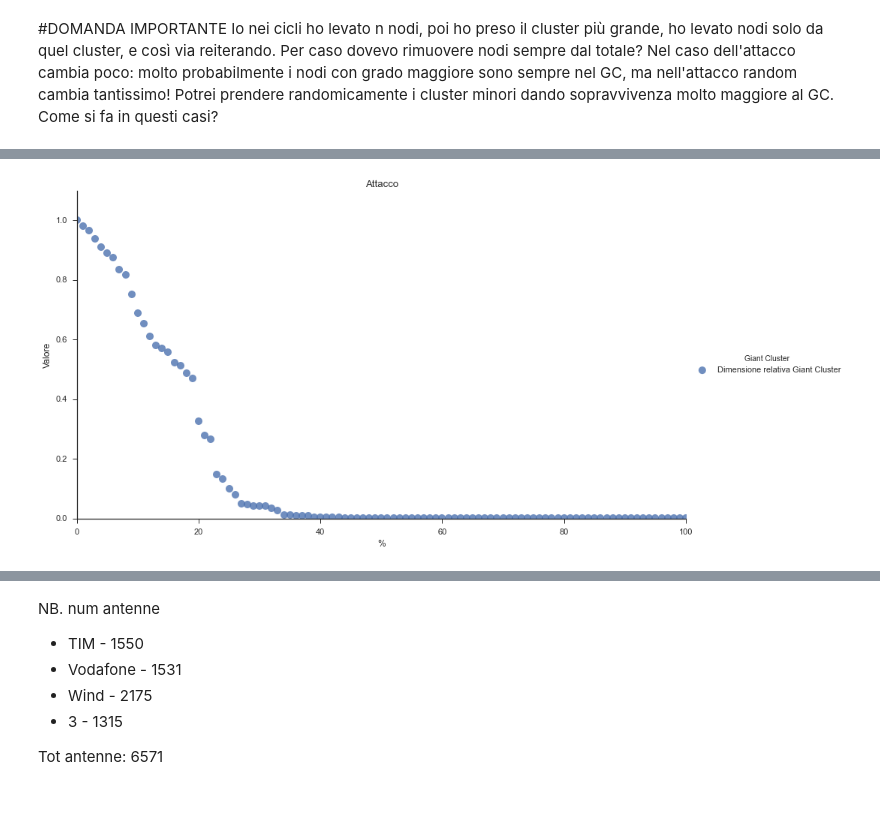
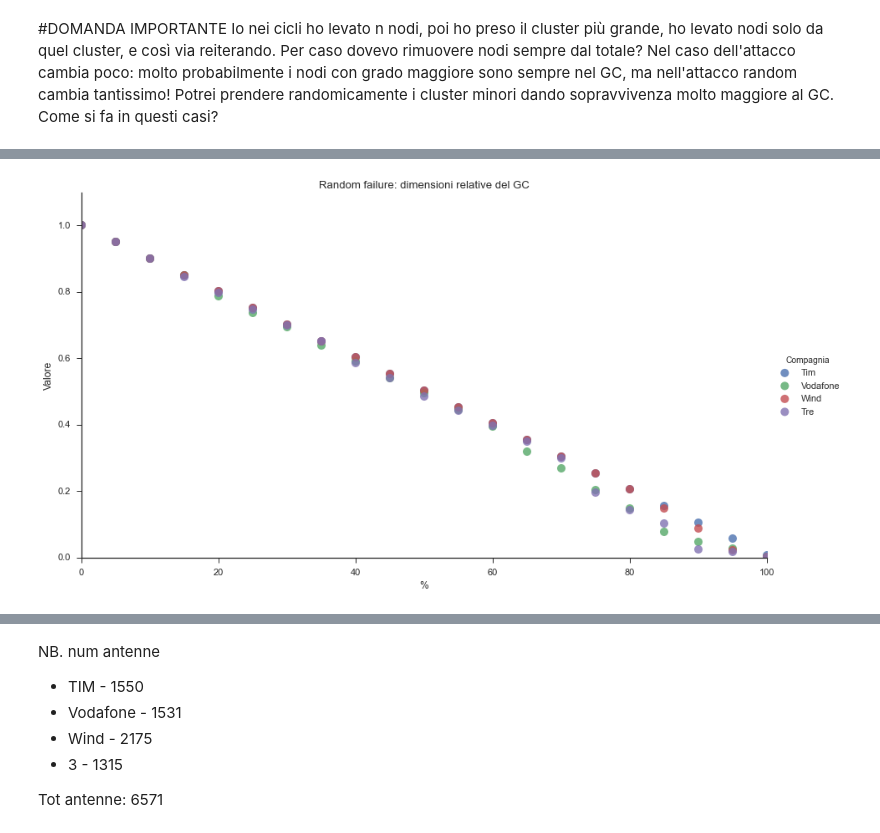
Before and after one commit to FedericoMuciaccia/SistemiComplessi, a Jupyter notebook: src/Iuri.ipynb, the cells around one changed output, grey strips where cells are left out. Drawn from its saved outputs; the diff is of its cells as text; code cells hidden in the pictures; blank space fills up the shorter version.

```diff
--- a/src/Iuri.ipynb
+++ b/src/Iuri.ipynb
@@ -356,50 +471,65 @@ Per caso dovevo rimuovere nodi sempre dal totale? Nel caso dell'attacco cambia p
 # %%
-#Attacco
+#Failure
 
-#lofaccio
-compagnia = "Tre"
-adiacenzaFinal = numpy.genfromtxt(("/home/protoss/Documenti/Siscomp_datas/data/AdiacenzaEuclidea_{0}.csv".format(compagnia)),delimiter=',',dtype='int')
-grafoFinal = networkx.Graph(adiacenzaFinal)
-diametro = [2]
-relSizeGC = [1]
-sizeGC = [networkx.number_of_nodes(grafoFinal)]
-#logrado
+gestore = ["Tim", "Vodafone", "Wind", "Tre"]
+#
+#gestore = ["Tre"]
 
-#losmonto e loanalizzo
+diametro = []
+relSizeGC = []
+aziendaFinal = []
+ascisse = []
 
-graphSize = networkx.number_of_nodes(grafoFinal)
-passo = networkx.number_of_nodes(grafoFinal)/100
+def randomFailure(compagnia, step):
+    adiacenzaFinal = numpy.genfromtxt(("/home/protoss/Documenti/Siscomp_datas/data/AdiacenzaEuclidea_{0}.csv".format(compagnia)),delimiter=',',dtype='int')
+    grafoFinal = networkx.Graph(adiacenzaFinal)
 
-while (networkx.number_of_nodes(grafoFinal) > passo):
-    gradiFinal = pandas.DataFrame(grafoFinal.degree().items(), columns=['index', 'grado'])
-    gradiFinal.sort(["grado"], ascending=[False], inplace=True)
-    gradiFinal = gradiFinal.reset_index()
-    gradiFinal.drop(gradiFinal.columns[[0]], axis = 1, inplace=True)
-    sortedIDnode = gradiFinal['index'].values
+    graphSize = networkx.number_of_nodes(grafoFinal)
+    passo = networkx.number_of_nodes(grafoFinal)/step
 
-    for identificativo in sortedIDnode:
-        if (networkx.number_of_nodes(grafoFinal) > len(sortedIDnode) - passo):
-            grafoFinal.remove_node(identificativo)
+    i = 0
+    ascisse.append(i)
+    aziendaFinal.append(compagnia)
+    diametro.append(2)
+    relSizeGC.append(1)
 
-    sottografi = networkx.connected_component_subgraphs(grafoFinal)
-    giantCluster = sottografi[0]
+    while (networkx.number_of_nodes(grafoFinal) > passo):
+        gradiFinal = pandas.DataFrame(grafoFinal.degree().items(), columns=['index', 'grado'])
+        gradiFinal.reindex(numpy.random.permutation(gradiFinal.index))
+        randomante = gradiFinal['index'].values
+    #    print len(randomante)
+    #    print networkx.number_of_nodes(grafoTre)
 
-    diametro.append(networkx.diameter(giantCluster, e=None))
-    relSizeGC.append(networkx.number_of_nodes(giantCluster)/float(graphSize))
+        for identificativo in randomante:
+            if (networkx.number_of_nodes(grafoFinal) > len(randomante) - passo):
+                grafoFinal.remove_node(identificativo)
 
-%matplotlib inline
+
+        sottografi = networkx.connected_component_subgraphs(grafoFinal)
+        giantCluster = sottografi[0]
+
+        i += 100/step
+        ascisse.append(i)
+        aziendaFinal.append(compagnia)
+
+
+        diametro.append(networkx.diameter(giantCluster, e=None))
+        relSizeGC.append(networkx.number_of_nodes(giantCluster)/float(graphSize))
 
 
 
 
+for provider in gestore:
+    %time randomFailure(provider, 20)
+
+%matplotlib inline
 
 datiFinal = pandas.DataFrame()
 
 datiFinal['percent'] = ascisse
+datiFinal['Compagnia'] = aziendaFinal
 datiFinal['diam'] = diametro
 datiFinal['GC'] = relSizeGC
-datiFinal['Diametro'] = "Diametro"
-datiFinal['Giant Cluster'] = "Dimensione relativa Giant Cluster"
 
 datiFinal.head()
 
@@ -407,31 +537,29 @@ seaborn.set_context("notebook", font_scale=1.1)
 seaborn.set_style("ticks")
 
 
-sns.lmplot('percent', 'diam',
+seaborn.lmplot('percent', 'diam',
            data=datiFinal,
            fit_reg=False,
            size = 7,
            aspect = 1.7778,
-           hue="Diametro",
+           hue='Compagnia',
            scatter_kws={"marker": "D", "s": 100})
-pyplot.title('Attacco')
+pyplot.title('Random failure: diametro')
 pyplot.xlabel("%")
 pyplot.ylabel("Valore")
 pyplot.xlim(0, 100)
 pyplot.ylim(0,max(diametro)+2)
 
-sns.lmplot('percent', 'GC',
+seaborn.lmplot('percent', 'GC',
            data=datiFinal,
            fit_reg=False,
            size = 7,
            aspect = 1.7778,
-           hue="Giant Cluster",
+           hue='Compagnia',
            scatter_kws={"marker": "D", "s": 100})
-pyplot.title('Attacco')
+pyplot.title('Random failure: dimensioni relative del GC')
 pyplot.xlabel("%")
 pyplot.ylabel("Valore")
 pyplot.xlim(0, 100)
 pyplot.ylim(0,1.1)
-
-#networkx.draw_random(grafoTre)
 # %% [output]
@@ -440 +576 @@ pyplot.ylim(0,1.1)
-[figure, old version]
+[figure, new version]
```
Also changed, not shown: parts of 8 cells of this notebook, 5 other files.
